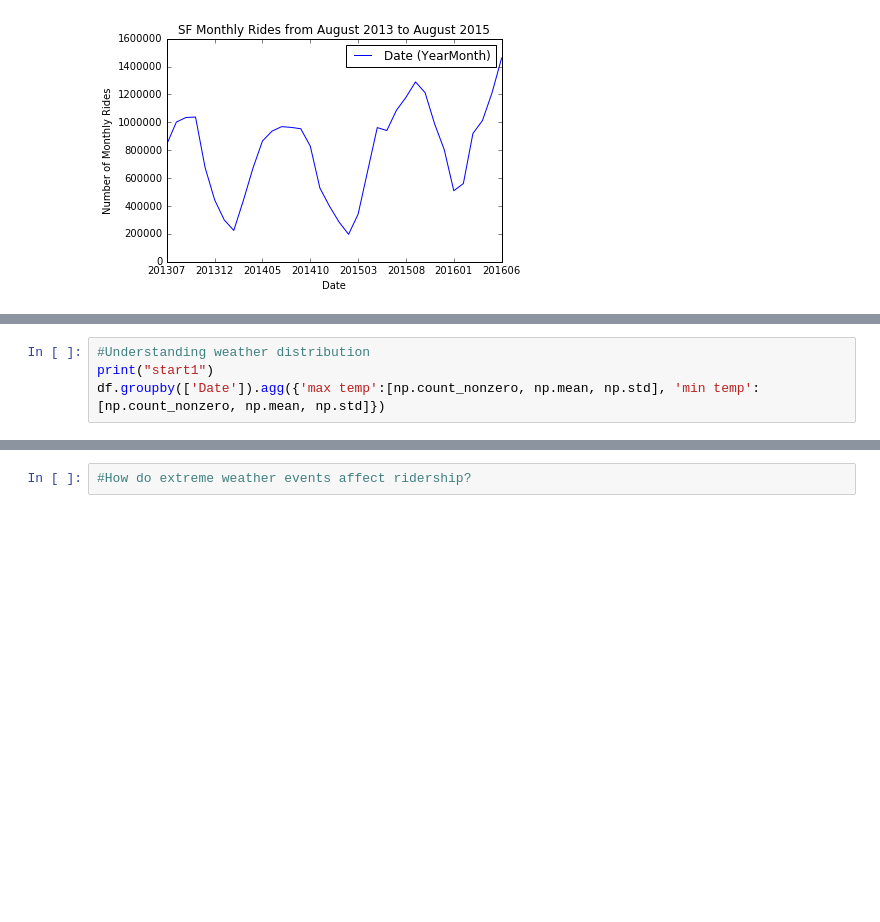
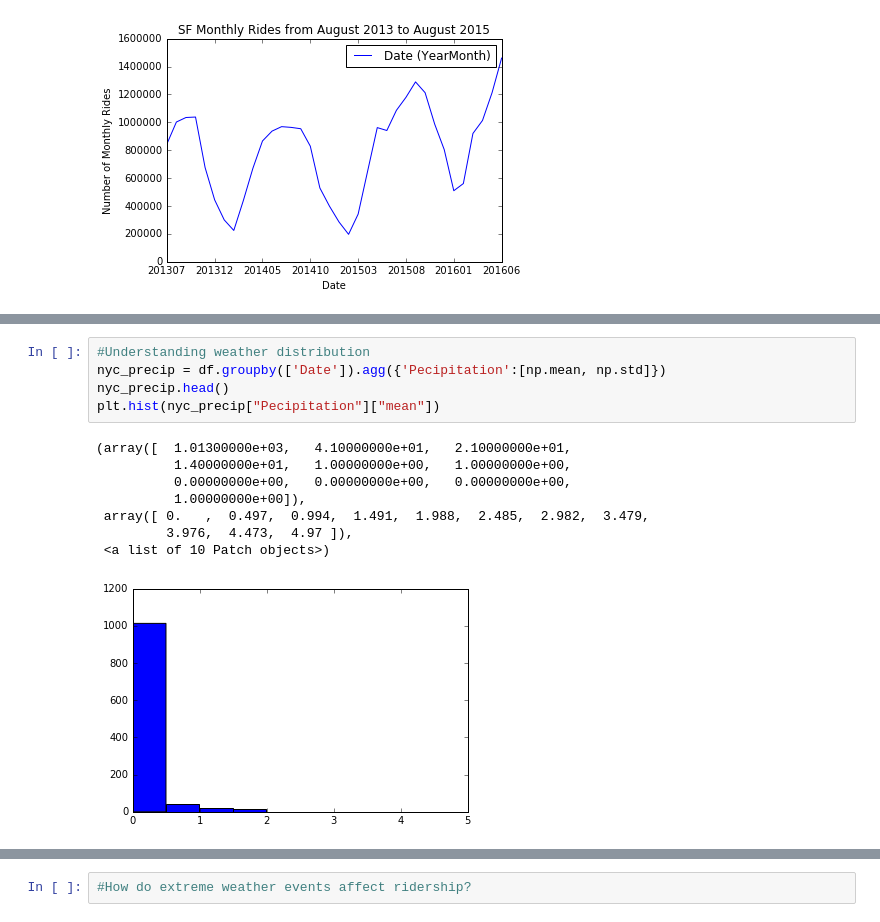
Before and after one commit to yannie30/MIDSPythonBridgeProject2-BikeShareData, a Jupyter notebook: Output Files/Data Analysis_NYC.ipynb, the cells around one changed output, grey strips where cells are left out. Cells and saved outputs as stored; diff of their text form; blank space fills up the shorter version.

```diff
--- a/Output Files/Data Analysis_NYC.ipynb
+++ b/Output Files/Data Analysis_NYC.ipynb
@@ -88,8 +125,18 @@ start4
 [figure]
 # %%
 #Understanding weather distribution
-print("start1")
-df.groupby(['Date']).agg({'max temp':[np.count_nonzero, np.mean, np.std], 'min temp': [np.count_nonzero, np.mean, np.std]})
+nyc_precip = df.groupby(['Date']).agg({'Pecipitation':[np.mean, np.std]})
+nyc_precip.head()
+plt.hist(nyc_precip["Pecipitation"]["mean"])
+# %% [output]
+(array([  1.01300000e+03,   4.10000000e+01,   2.10000000e+01,
+          1.40000000e+01,   1.00000000e+00,   1.00000000e+00,
+          0.00000000e+00,   0.00000000e+00,   0.00000000e+00,
+          1.00000000e+00]),
+ array([ 0.   ,  0.497,  0.994,  1.491,  1.988,  2.485,  2.982,  3.479,
+         3.976,  4.473,  4.97 ]),
+ <a list of 10 Patch objects>)
+[figure, added]
 # %%
 #How does temperature affect ridership?
 #How do seasons affect ridership?  max temp	min temp
```
Also changed, not shown: parts of 6 cells of this notebook.
